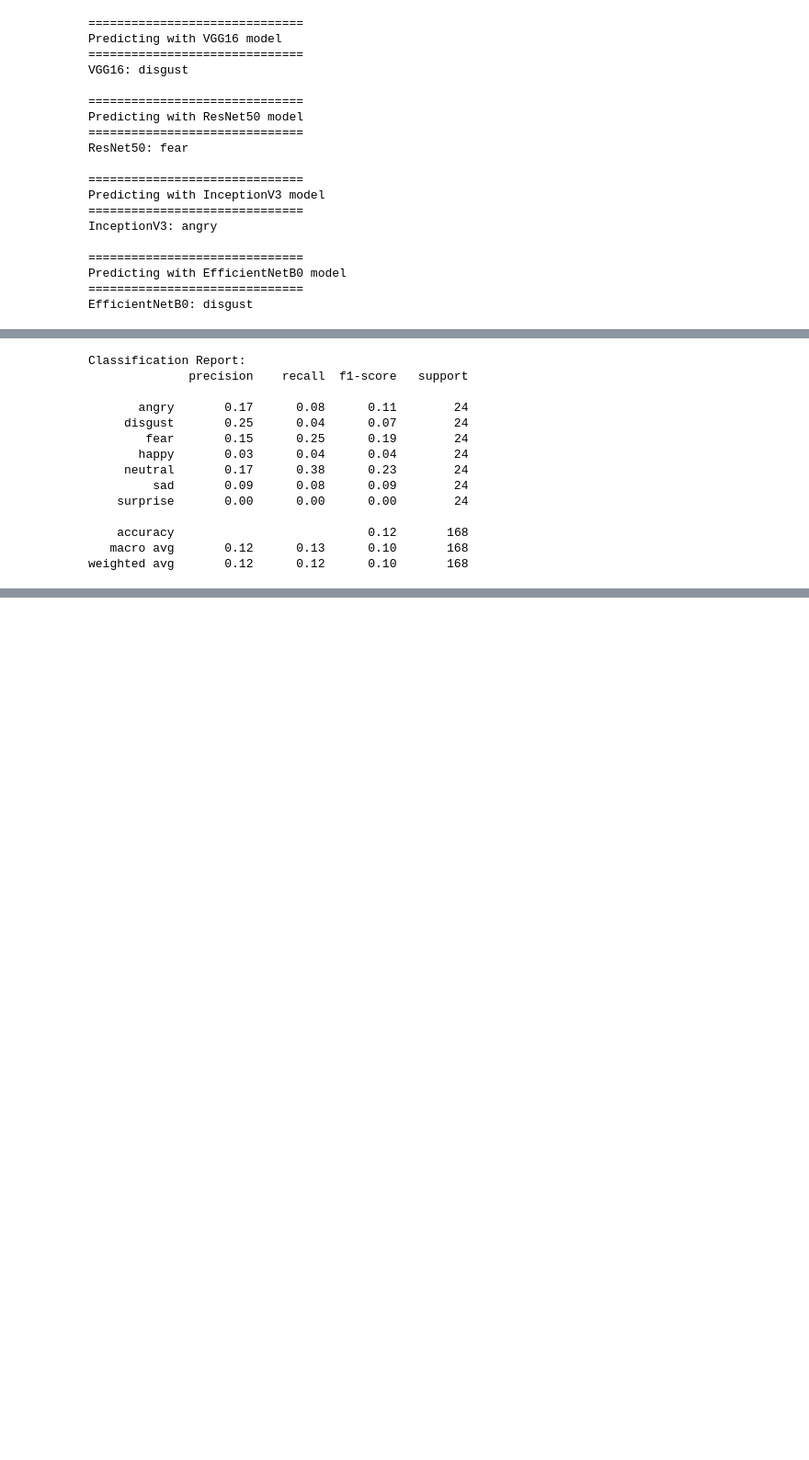
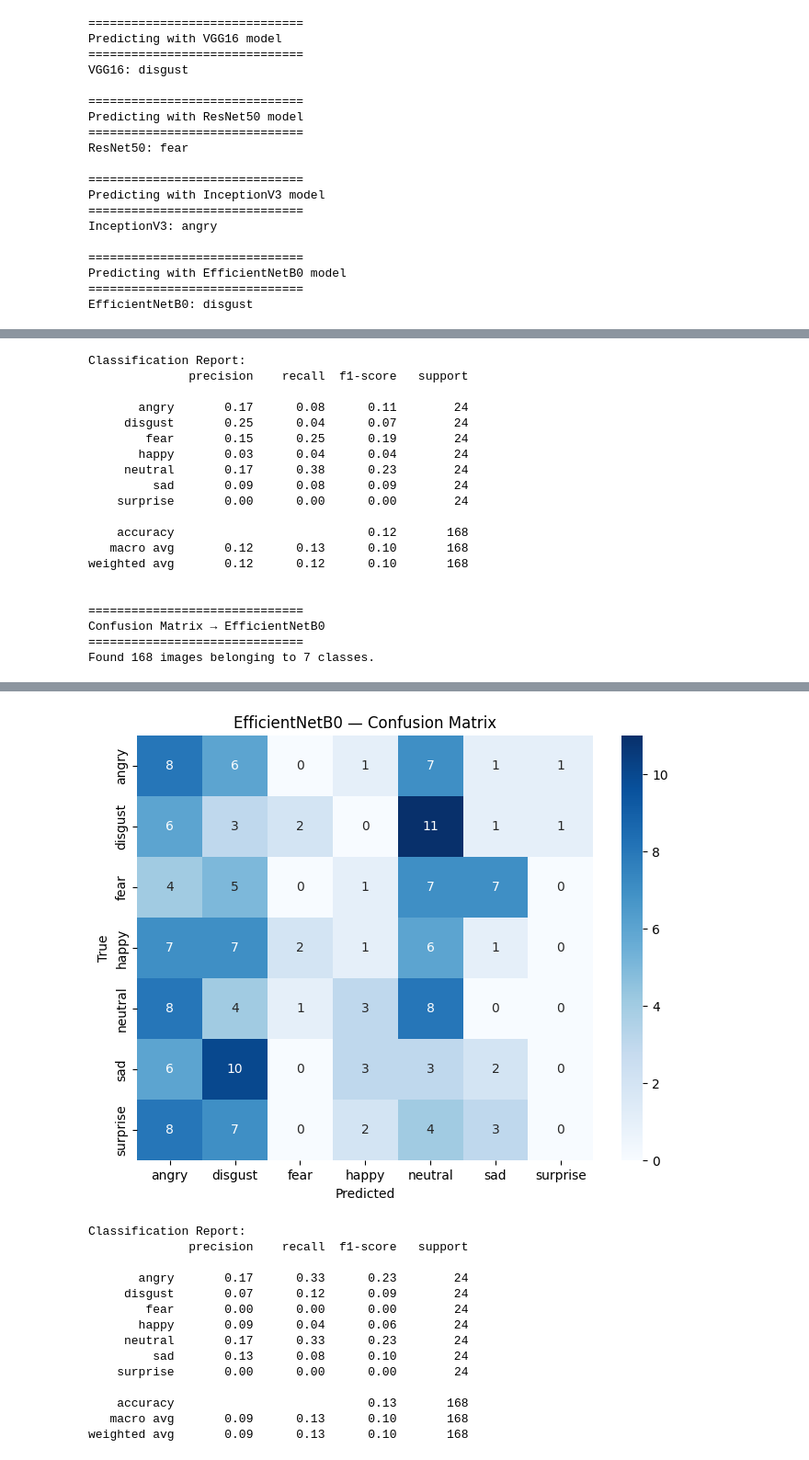
Before and after one commit to ak-0283/Emotion-Detection-Minor-Project, a Jupyter notebook: google_collab/pretrained_models/pretrained_models.ipynb, the cells around one changed output, grey strips where cells are left out. Shown at 92% size. Saved outputs shown, nothing was run; the diff lists cells and outputs as text; code cells hidden in the pictures; blank space fills up the shorter version.

Commit message:
update the coding part of the pretrained model

```diff
--- a/google_collab/pretrained_models/pretrained_model.ipynb
+++ b/google_collab/pretrained_models/pretrained_models.ipynb
@@ -258,7 +258,8 @@ MODEL_SPECS = {
 MODEL_SPECS_REDUCED = {
     "VGG16": MODEL_SPECS["VGG16"],
     "ResNet50": MODEL_SPECS["ResNet50"],
-    "InceptionV3": MODEL_SPECS["InceptionV3"]
+    "InceptionV3": MODEL_SPECS["InceptionV3"],
+    "EfficientNetB0": MODEL_SPECS["EfficientNetB0"]
 }
 
 BATCH_SIZE = 8
@@ -377,3 +378,9 @@ Classification Report:
     accuracy                           0.12       168
    macro avg       0.12      0.13      0.10       168
 weighted avg       0.12      0.12      0.10       168
+
+
+==============================
+Confusion Matrix → EfficientNetB0
+==============================
+Found 168 images belonging to 7 classes.
@@ -379,0 +388,15 @@ weighted avg       0.12      0.12      0.10       168
+[figure, added]
+Classification Report:
+              precision    recall  f1-score   support
+
+       angry       0.17      0.33      0.23        24
+     disgust       0.07      0.12      0.09        24
+        fear       0.00      0.00      0.00        24
+       happy       0.09      0.04      0.06        24
+     neutral       0.17      0.33      0.23        24
+         sad       0.13      0.08      0.10        24
+    surprise       0.00      0.00      0.00        24
+
+    accuracy                           0.13       168
+   macro avg       0.09      0.13      0.10       168
+weighted avg       0.09      0.13      0.10       168
```
Also changed, not shown: parts of 1 cell of this notebook.
